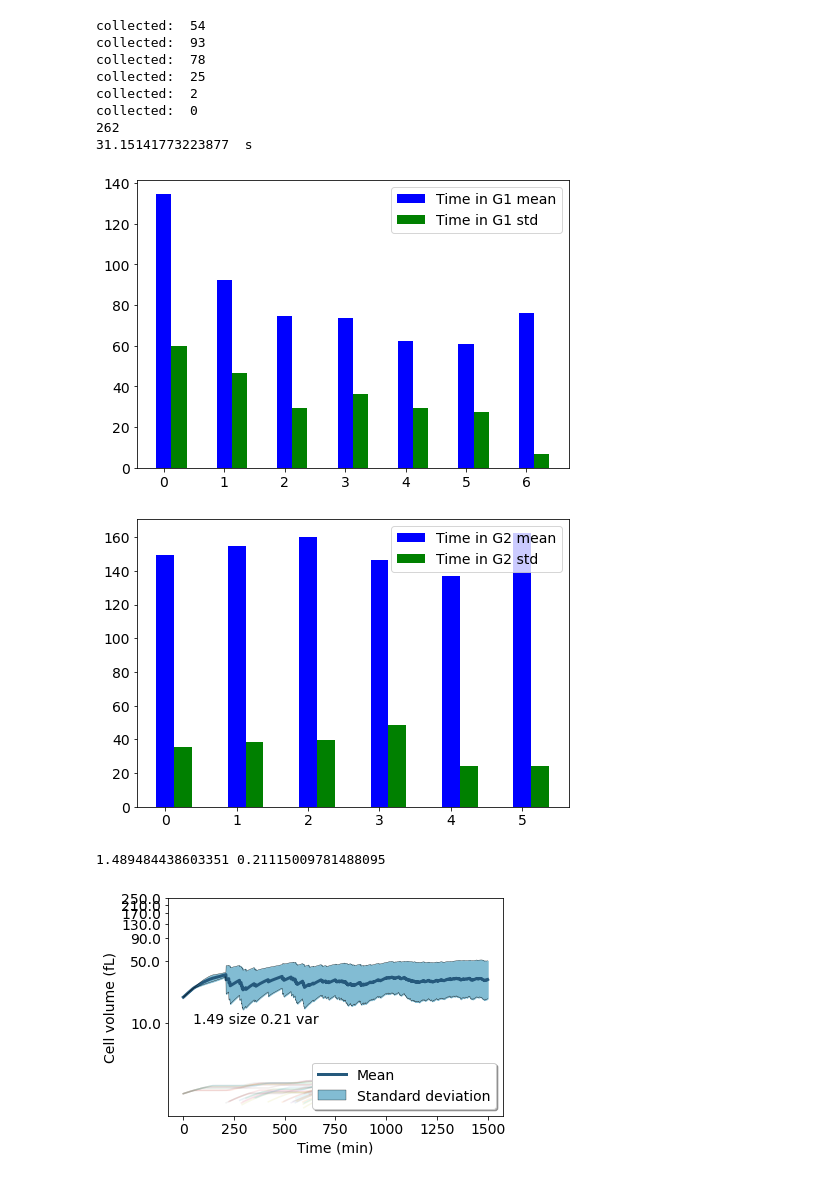
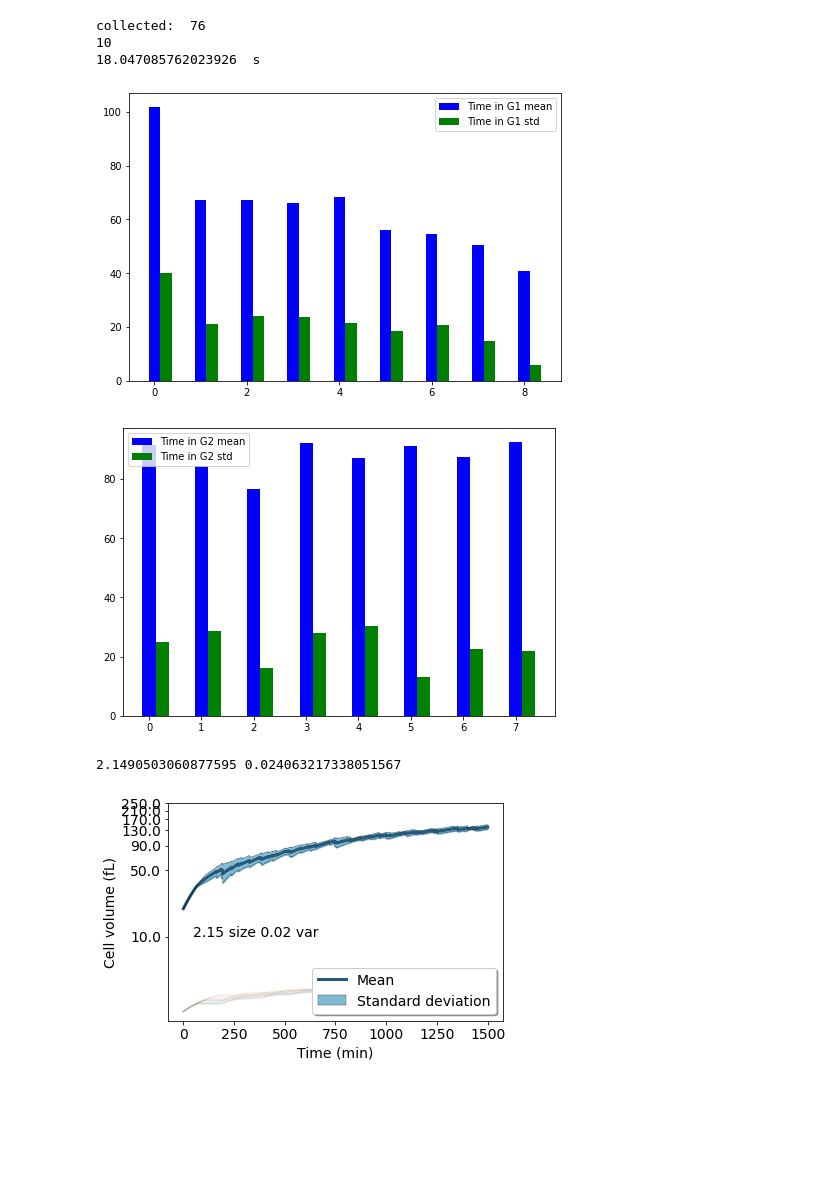
Before and after one commit to LPolczynski/Bachelor_Thesis, a Jupyter notebook: jupyter/thesis/main_model.ipynb, the cells around one changed output. Drawn from its saved outputs; the diff is of its cells as text; code cells hidden in the pictures; blank space fills up the shorter version.

```diff
--- a/jupyter/thesis/main_model.ipynb
+++ b/jupyter/thesis/main_model.ipynb
@@ -654,7 +649,7 @@ def ODEs(X,t,p):
 #constants
 coupling = False
 threshold = {'Cln':30,'Clb':25}
-pre_dur = 400
+dur = 1500
 
 #parameter
 #cyclins
@@ -791,7 +786,7 @@ class cell:
         self.t_in_M = 0
         self.temp_sol = None   #storage space for solution of precalculated volume model
         self.time_conversion = 1  #conversion ratio between time of cyclin and growth model
-        self.pre_dur = pre_dur
+        self.pre_dur = dur + 5
         self.i_start = 0    #index for faster search of right time index before each cyclin integration step
         self.threshold = threshold
 
@@ -839,9 +834,17 @@ class cell:
         self.i_start = 0    #reset start index before each growth simulation
         X0 = self.prepare_integration_growth() #[val[self.lifetime] for val in self.species_growth_m.values()] + [val[self.lifetime] for val in self.species_growth_d.values()]
         if self.phase == 0:
-            self.temp_sol = integrate.solve_ivp(ODE_V_G1, [0, self.pre_dur], X0, method='BDF',args=[self.para_growth],dense_output=True,max_step=1.)
+            if len(self.times_in_g1) > 2:
+                dur_sim = (self.times_in_g1[-1]+self.times_in_g1[-2]+self.times_in_g1[-3])*2
+            else:
+                dur_sim = self.pre_dur
+            self.temp_sol = integrate.solve_ivp(ODE_V_G1, [0, dur_sim], X0, method='BDF',args=[self.para_growth],dense_output=True,max_step=1.)
         if self.phase == 1:
-            self.temp_sol = integrate.solve_ivp(ODE_V_G2, [0, self.pre_dur], X0, method='BDF',args=[self.para_growth],dense_output=True,max_step=1.)
+            if len(self.times_in_G2) > 2:
+                dur_sim = (self.times_in_G2[-1]+self.times_in_G2[-2]+self.times_in_G2[-3])*2
+            else:
+                dur_sim = self.pre_dur
+            self.temp_sol = integrate.solve_ivp(ODE_V_G2, [0, dur_sim], X0, method='BDF',args=[self.para_growth],dense_output=True,max_step=1.)
 
         self.temp_sol.t = self.temp_sol.t * self.time_conversion   #adjust time scales
         #plot_growth_species(self.temp_sol)
@@ -997,7 +1000,7 @@ def main():
     second = str(datetime.now().time().second)
     timepoint = date + '-' + hour + '-' + minute + '-' + second
     starttime = time()
-    pop = simulation(10,1500)
+    pop = simulation(10,dur)
     stoptime = time()
     print(len(pop))
     print(stoptime-starttime,' s')
@@ -1007,42 +1010,44 @@ def main():
     #if not os.path.isdir(save_dir):
     os.makedirs(save_dir)
     plot_G1(pop,save_dir)
     plot_G2(pop,save_dir)
     plot_pop_volume_life(pop, 'Time (min)', 'Cell volume (fL)', 'lifecycle_V_'+filename_sim+'.pdf', 1, 10000, save_dir)
     Parallel(n_jobs=-1)(delayed(plot_species)(pop[cell_nr],save_dir,cell_nr) for cell_nr in range(min(len(pop),10)))
     simfile = 'main_model.ipynb'
     save_sim_file(simfile, save_dir)
+    np.save(save_dir+'pop',pop,allow_pickle=True)
 
 
 def simulation(init_number, duration):
     population = []
     old_daughters = [cell('init_species_cyclins','init_species_growth',duration,0) for i in range(init_number)]
     new_daughters = []
     while old_daughters:
         results = Parallel(n_jobs=-1)(delayed(c.simulate)() for c in old_daughters)
         #results = [old_daughters[0].simulate()]
         population.extend([res[0] for res in results])
         daughters = [res[1] for res in results]
         for d_list in daughters:
             new_daughters.extend(d_list)
         print('collected: ',len(new_daughters))
         old_daughters=new_daughters
         new_daughters=[]
+        break
     return population
+
+def save_sim_file(simfile, save_dir):
+    src = simfile
+    dst = save_dir
+    shutil.copy(src, dst)
 
 
 if __name__=='__main__':
     main()
 # %% [output]
-collected:  54
-collected:  93
-collected:  78
-collected:  25
-collected:  2
-collected:  0
-262
-31.15141773223877  s
+collected:  76
+10
+18.047085762023926  s
-[figure, old version]
+[figure, new version]
-[figure, old version]
+[figure, new version]
-1.489484438603351 0.21115009781488095
+2.1490503060877595 0.024063217338051567
-[figure, old version]
+[figure, new version]
```
Also changed, not shown: parts of 1 cell of this notebook, 2 other files.
